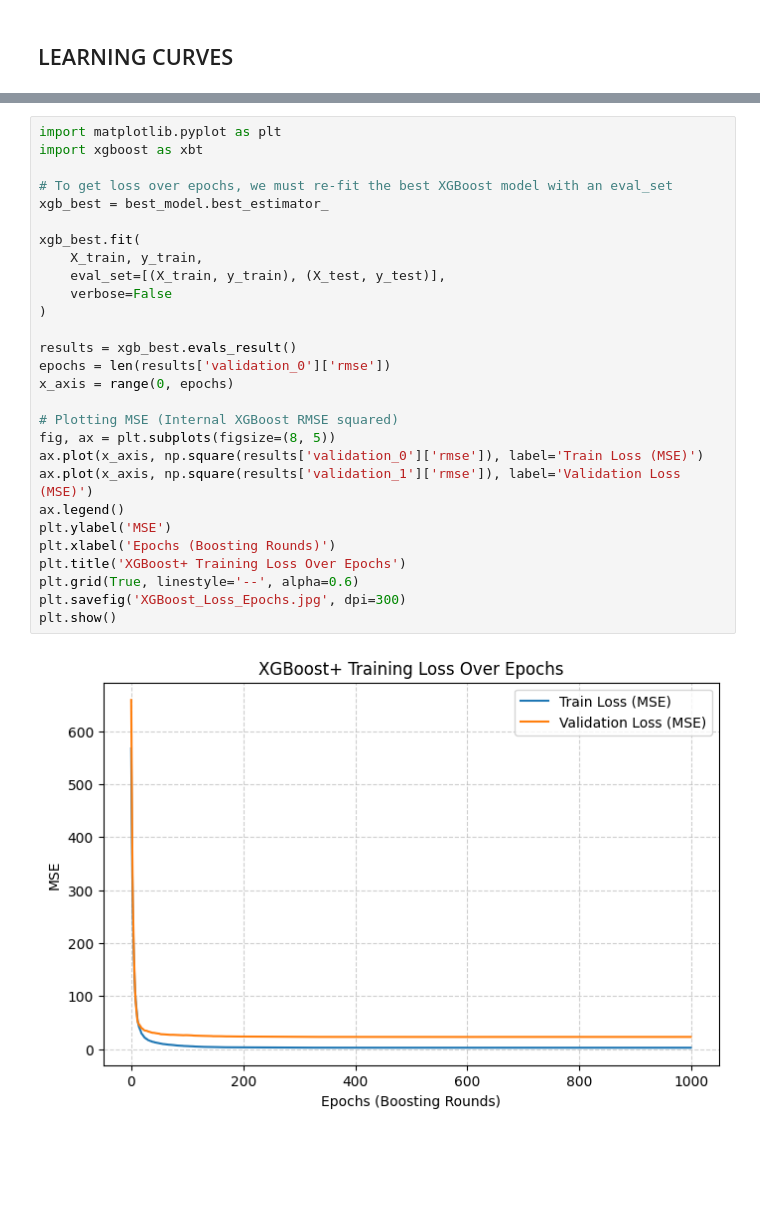
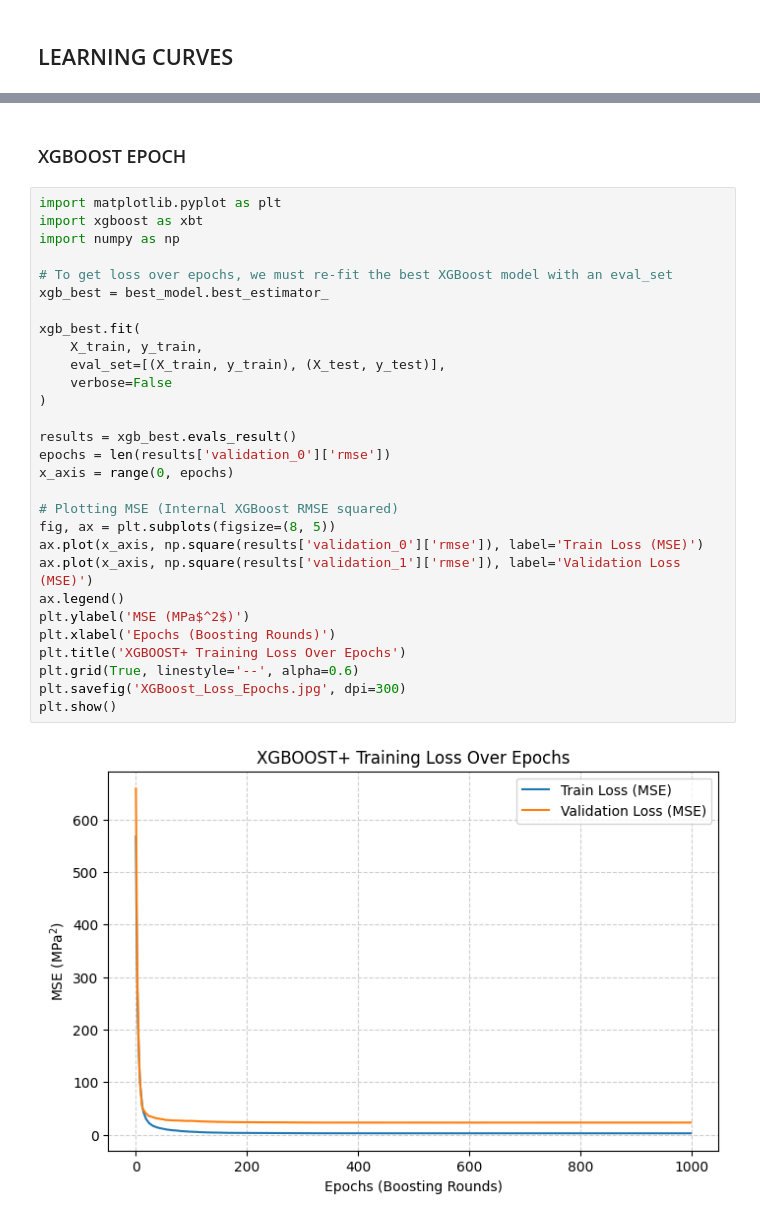
Before and after one commit to IsuPaul/Indpendent-Research, a Jupyter notebook: IR_Source_Code.ipynb, the cells around one changed output, grey strips where cells are left out. Cells and saved outputs as stored; diff of their text form; blank space fills up the shorter version.

```diff
--- a/IR_Source_Code.ipynb
+++ b/IR_Source_Code.ipynb
@@ -1077,30 +1079,33 @@ Saved: Residuals_KNN.jpg
+# %% [markdown]
+### XGBOOST EPOCH
 # %%
 import matplotlib.pyplot as plt
 import xgboost as xbt
+import numpy as np
 
 # To get loss over epochs, we must re-fit the best XGBoost model with an eval_set
 xgb_best = best_model.best_estimator_
 
 xgb_best.fit(
     X_train, y_train,
     eval_set=[(X_train, y_train), (X_test, y_test)],
     verbose=False
 )
 
 results = xgb_best.evals_result()
 epochs = len(results['validation_0']['rmse'])
 x_axis = range(0, epochs)
 
 # Plotting MSE (Internal XGBoost RMSE squared)
 fig, ax = plt.subplots(figsize=(8, 5))
 ax.plot(x_axis, np.square(results['validation_0']['rmse']), label='Train Loss (MSE)')
 ax.plot(x_axis, np.square(results['validation_1']['rmse']), label='Validation Loss (MSE)')
 ax.legend()
-plt.ylabel('MSE')
+plt.ylabel('MSE (MPa$^2$)')
 plt.xlabel('Epochs (Boosting Rounds)')
-plt.title('XGBoost+ Training Loss Over Epochs')
+plt.title('XGBOOST+ Training Loss Over Epochs')
 plt.grid(True, linestyle='--', alpha=0.6)
 plt.savefig('XGBoost_Loss_Epochs.jpg', dpi=300)
 plt.show()
 # %% [output]
-[figure, old version]
+[figure, new version]
```
Also changed, not shown: parts of 4 cells of this notebook.
